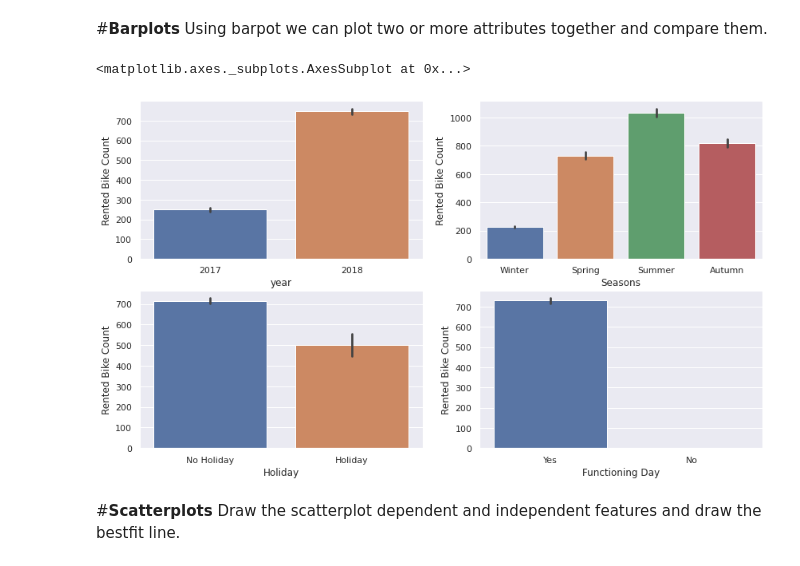
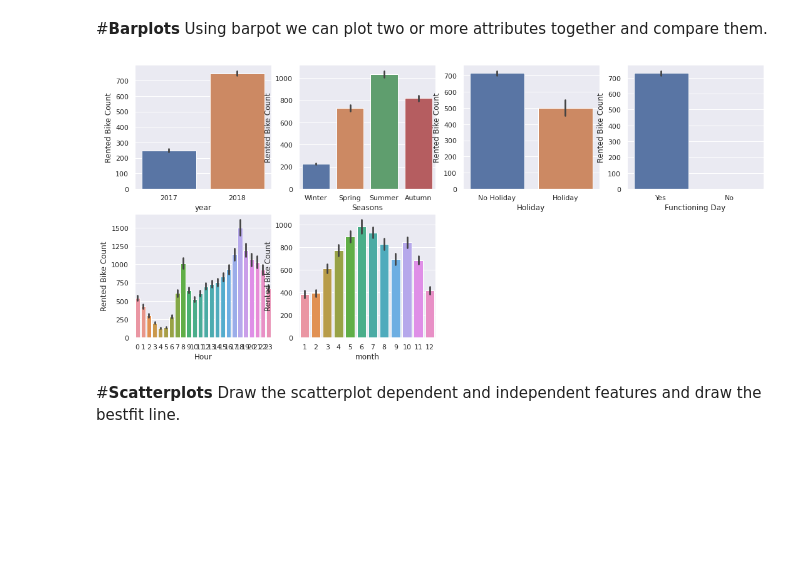
Before and after one commit to handetushar/Bike-Sharing-Demand-Prediction, a Jupyter notebook: Bike_Sharing_Demand_Prediction_Capstone_Project.ipynb, the cells around one changed output. Saved outputs shown, nothing was run; the diff lists cells and outputs as text; code cells hidden in the pictures; blank space fills up the shorter version.

```diff
--- a/Bike_Sharing_Demand_Prediction_Capstone_Project.ipynb
+++ b/Bike_Sharing_Demand_Prediction_Capstone_Project.ipynb
@@ -430,18 +447,21 @@ df['month'] = pd.DatetimeIndex(df['Date']).month
 df['day'] = pd.DatetimeIndex(df['Date']).day
 # %%
 #Plotting bar
-sns.set(rc={"figure.figsize": (14, 8)})
-subplot(2,2,1)
+sns.set(rc={"figure.figsize": (18, 8)})
+subplot(2,4,1)
 sns.barplot(df['year'], y=df['Rented Bike Count'])
-subplot(2,2,2)
+subplot(2,4,2)
 sns.barplot(x=df['Seasons'],y=df['Rented Bike Count'])
-subplot(2,2,3)
+subplot(2,4,3)
 sns.barplot(x=df['Holiday'],y=df['Rented Bike Count'])
-subplot(2,2,4)
+subplot(2,4,4)
 sns.barplot(x=df['Functioning Day'],y=df['Rented Bike Count'])
+subplot(2,4,5)
+sns.barplot(x=df['Hour'],y=df['Rented Bike Count'])
+subplot(2,4,6)
+sns.barplot(x=df['month'],y=df['Rented Bike Count']);
 # %% [output]
-<matplotlib.axes._subplots.AxesSubplot at 0x...>
-[figure, old version]
+[figure, new version]
 # %% [markdown]
 #**Scatterplots**
 Draw the scatterplot dependent and independent features and draw the bestfit line.
```
Also changed, not shown: parts of 57 cells of this notebook.
